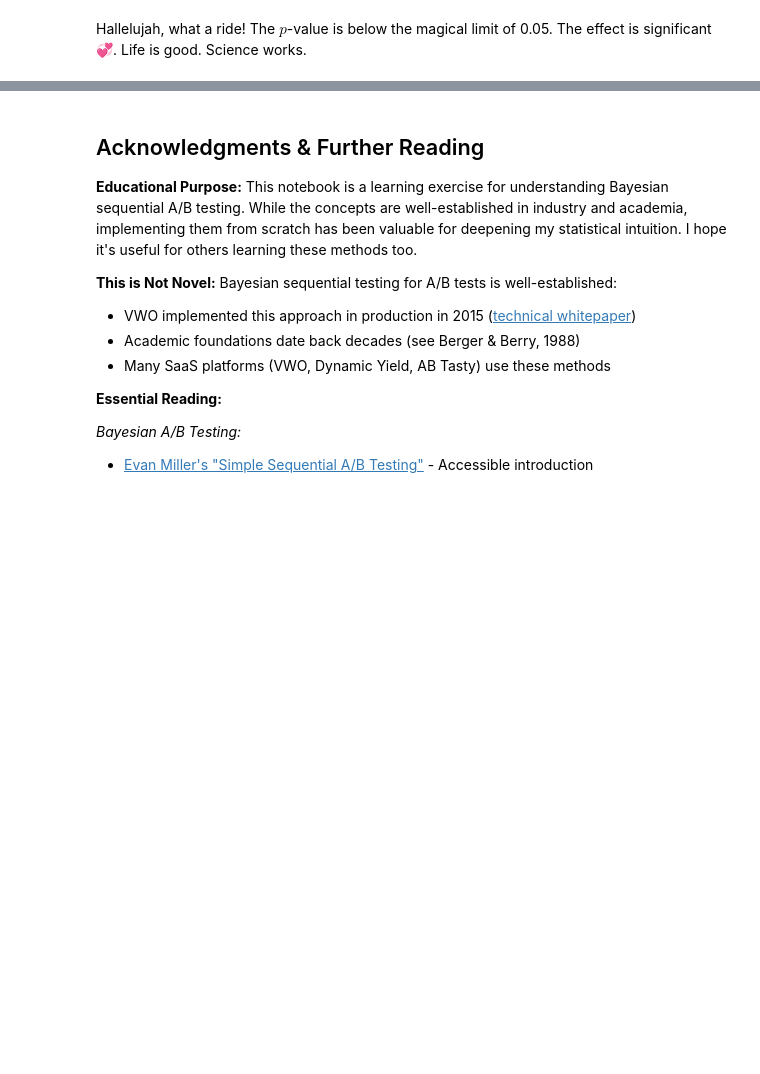
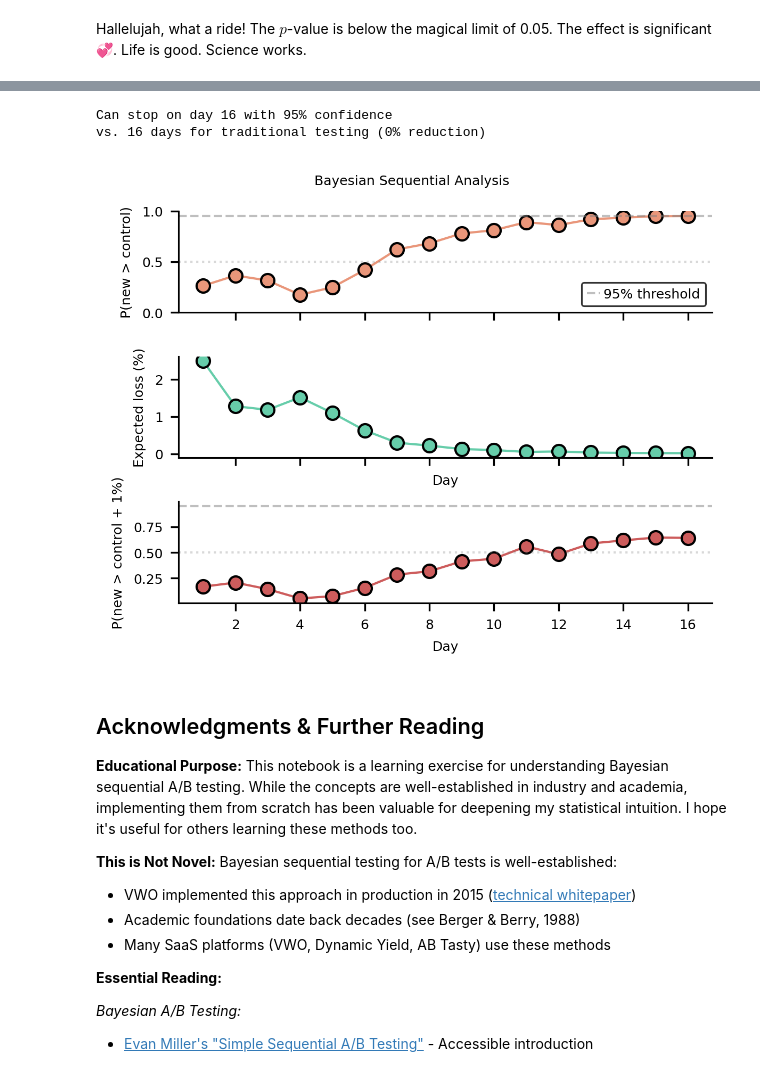
Before and after one commit to moltaire/bayesian-ab-testing, a Jupyter notebook: index.ipynb, the cells around one changed output, grey strips where cells are left out. Saved outputs shown, nothing was run; the diff lists cells and outputs as text; code cells hidden in the pictures; blank space fills up the shorter version.

Commit message:
worked on bayesian intro and metrics

```diff
--- a/index.ipynb
+++ b/index.ipynb
@@ -316,0 +325,18 @@ Different criterion that's also very nice to track with Bayes.
+# %%
+# Expected Loss: opportunity cost of choosing wrong variant
+# If we pick A but B is better, we lose (p_B - p_A) per visitor
+
+# Loss from choosing A (control): how much we lose if B was actually better
+loss_if_choose_a = np.maximum(samples_b - samples_a, 0)
+expected_loss_a = np.mean(loss_if_choose_a)
+
+# Loss from choosing B (new design): how much we lose if A was actually better
+loss_if_choose_b = np.maximum(samples_a - samples_b, 0)
+expected_loss_b = np.mean(loss_if_choose_b)
+
+print(
+    f"Expected loss if we choose control:    {expected_loss_a:.4f} ({expected_loss_a:.2%} per visitor)"
+)
+print(
+    f"Expected loss if we choose new design: {expected_loss_b:.4f} ({expected_loss_b:.2%} per visitor)"
+)
@@ -317,3 +405,43 @@ Different criterion that's also very nice to track with Bayes.
+# %%
+# | code-fold: true
+# | code-summary: Show code
+
+fig, axs = plt.subplots(3, 1, figsize=my.utilities.cm2inch(10, 8), sharex=True)
+
+# Top: P(B > A) over time
+axs[0].plot(results_df["day"], results_df["prob_b_better"], "o-", color="C1")
+axs[0].axhline(0.95, color="gray", linestyle="--", alpha=0.5, label="95% threshold")
+axs[0].axhline(0.5, color="gray", linestyle=":", alpha=0.3)
+axs[0].set_ylabel("P(new > control)")
+axs[0].set_ylim(0, 1)
+axs[0].legend(loc="lower right")
+
+# Bottom: Expected loss over time
+axs[1].plot(results_df["day"], results_df["expected_loss_b"] * 100, "o-", color="C2")
+axs[1].set_ylabel("Expected loss (%)")
+axs[1].set_xlabel("Day")
+
+axs[2].plot(results_df["day"], results_df["prob_above_rope"], "o-", color="C3")
+axs[2].axhline(0.95, color="gray", linestyle="--", alpha=0.5, label="95% threshold")
+axs[2].axhline(0.5, color="gray", linestyle=":", alpha=0.3)
+axs[2].set_ylabel("P(new > control + 1%)")
+axs[2].set_xlabel("Day")
+
+fig.suptitle("Bayesian Sequential Analysis")
+fig.tight_layout()
+
+# Report stopping time
+stop_day = results_df[results_df["prob_b_better"] >= 0.95]["day"].min()
+if pd.notna(stop_day):
+    savings = 100 * (1 - stop_day / n_days)
+    print(f"Can stop on day {int(stop_day)} with 95% confidence")
+    print(f"vs. {n_days} days for traditional testing ({savings:.0f}% reduction)")
+else:
+    print("Need more days to reach 95% confidence")
+# %% [output]
+Can stop on day 16 with 95% confidence
+vs. 16 days for traditional testing (0% reduction)
+[figure, added]
 # %% [markdown]
 ## Acknowledgments & Further Reading
 
```
Also changed, not shown: parts of 22 cells of this notebook, 1 other file.
